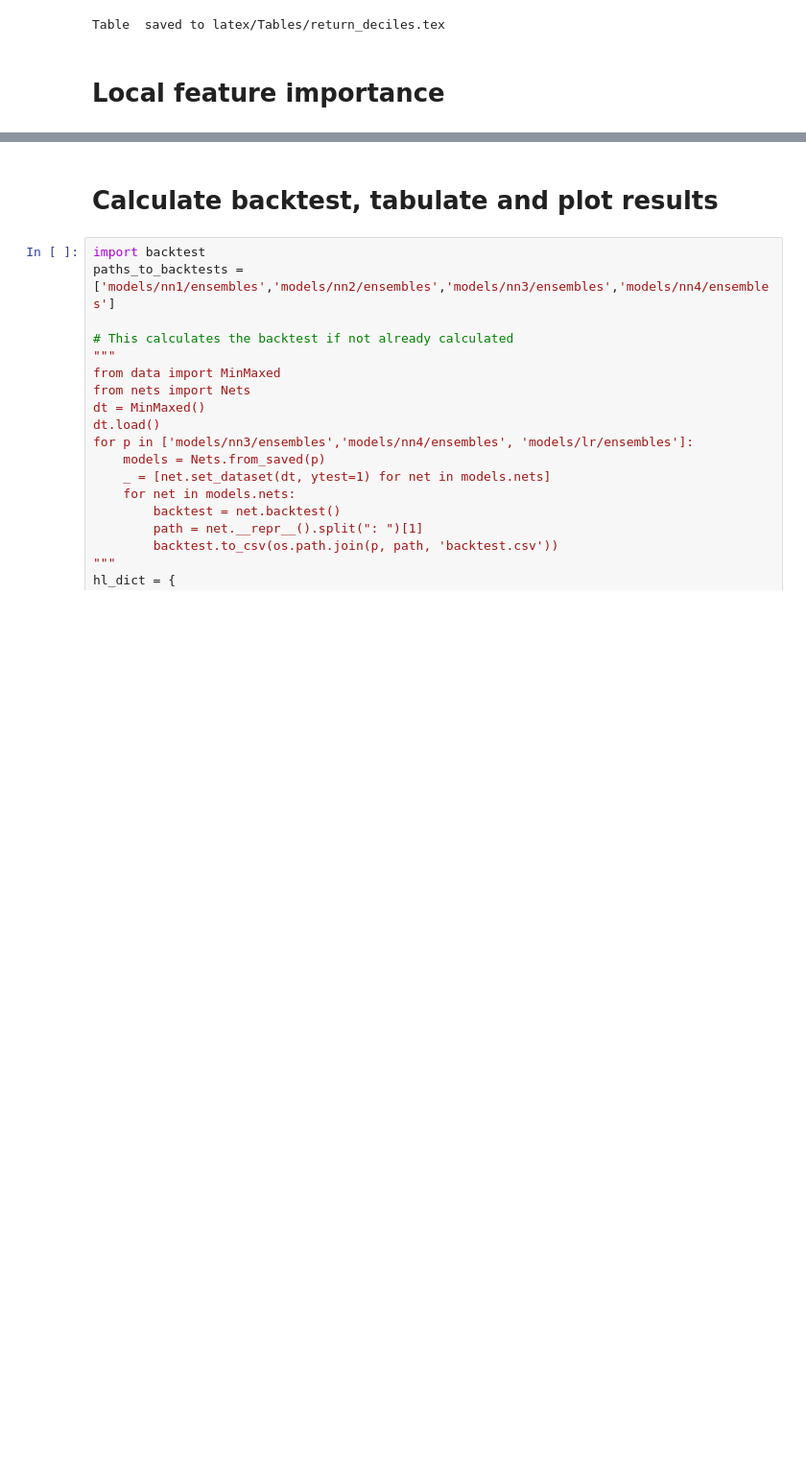
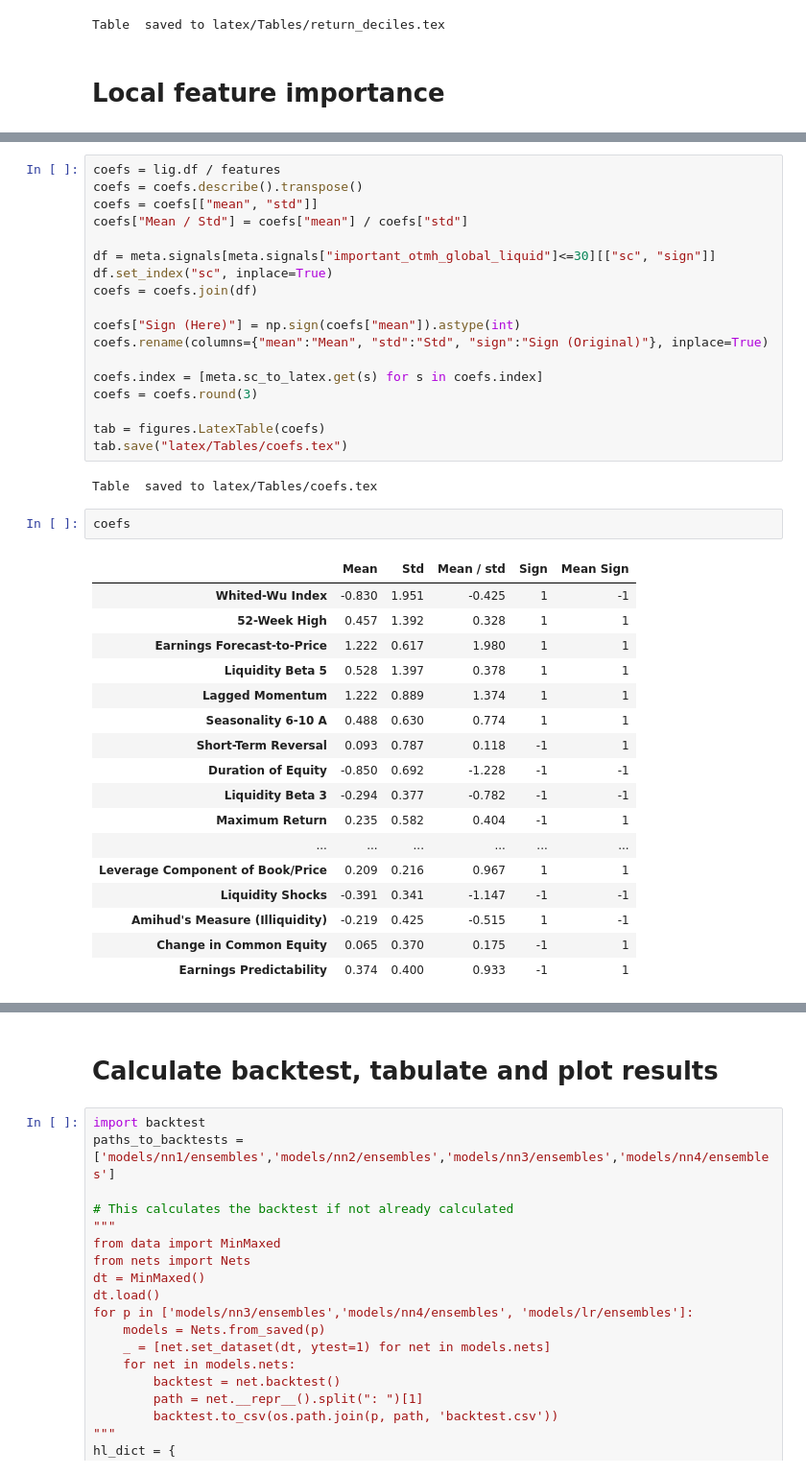
Before and after one commit to karolinachalupova/DiplomaThesis, a Jupyter notebook: figures.ipynb, the cells around one changed output, grey strips where cells are left out. Shown at 96% size. Cells and saved outputs as stored; diff of their text form; blank space fills up the shorter version.

```diff
--- a/figures.ipynb
+++ b/figures.ipynb
@@ -95,0 +145,40 @@ df = lig.df[sortings.get('ig').values.tolist()]
+# %%
+coefs = lig.df / features
+coefs = coefs.describe().transpose()
+coefs = coefs[["mean", "std"]]
+coefs["Mean / Std"] = coefs["mean"] / coefs["std"]
+
+df = meta.signals[meta.signals["important_otmh_global_liquid"]<=30][["sc", "sign"]]
+df.set_index("sc", inplace=True)
+coefs = coefs.join(df)
+
+coefs["Sign (Here)"] = np.sign(coefs["mean"]).astype(int)
+coefs.rename(columns={"mean":"Mean", "std":"Std", "sign":"Sign (Original)"}, inplace=True)
+
+coefs.index = [meta.sc_to_latex.get(s) for s in coefs.index]
+coefs = coefs.round(3)
+
+tab = figures.LatexTable(coefs)
+tab.save("latex/Tables/coefs.tex")
+# %% [output]
+Table  saved to latex/Tables/coefs.tex
+# %%
+coefs
+# %% [output]
+|  | Mean | Std | Mean / std | Sign | Mean Sign |
+| Whited-Wu Index | -0.830 | 1.951 | -0.425 | 1 | -1 |
+| 52-Week High | 0.457 | 1.392 | 0.328 | 1 | 1 |
+| Earnings Forecast-to-Price | 1.222 | 0.617 | 1.980 | 1 | 1 |
+| Liquidity Beta 5 | 0.528 | 1.397 | 0.378 | 1 | 1 |
+| Lagged Momentum | 1.222 | 0.889 | 1.374 | 1 | 1 |
+| Seasonality 6-10 A | 0.488 | 0.630 | 0.774 | 1 | 1 |
+| Short-Term Reversal | 0.093 | 0.787 | 0.118 | -1 | 1 |
+| Duration of Equity | -0.850 | 0.692 | -1.228 | -1 | -1 |
+| Liquidity Beta 3 | -0.294 | 0.377 | -0.782 | -1 | -1 |
+| Maximum Return | 0.235 | 0.582 | 0.404 | -1 | 1 |
+| ... | ... | ... | ... | ... | ... |
+| Leverage Component of Book/Price | 0.209 | 0.216 | 0.967 | 1 | 1 |
+| Liquidity Shocks | -0.391 | 0.341 | -1.147 | -1 | -1 |
+| Amihud's Measure (Illiquidity) | -0.219 | 0.425 | -0.515 | 1 | -1 |
+| Change in Common Equity | 0.065 | 0.370 | 0.175 | -1 | 1 |
+| Earnings Predictability | 0.374 | 0.400 | 0.933 | -1 | 1 |
```
Also changed, not shown: parts of 12 cells of this notebook.
